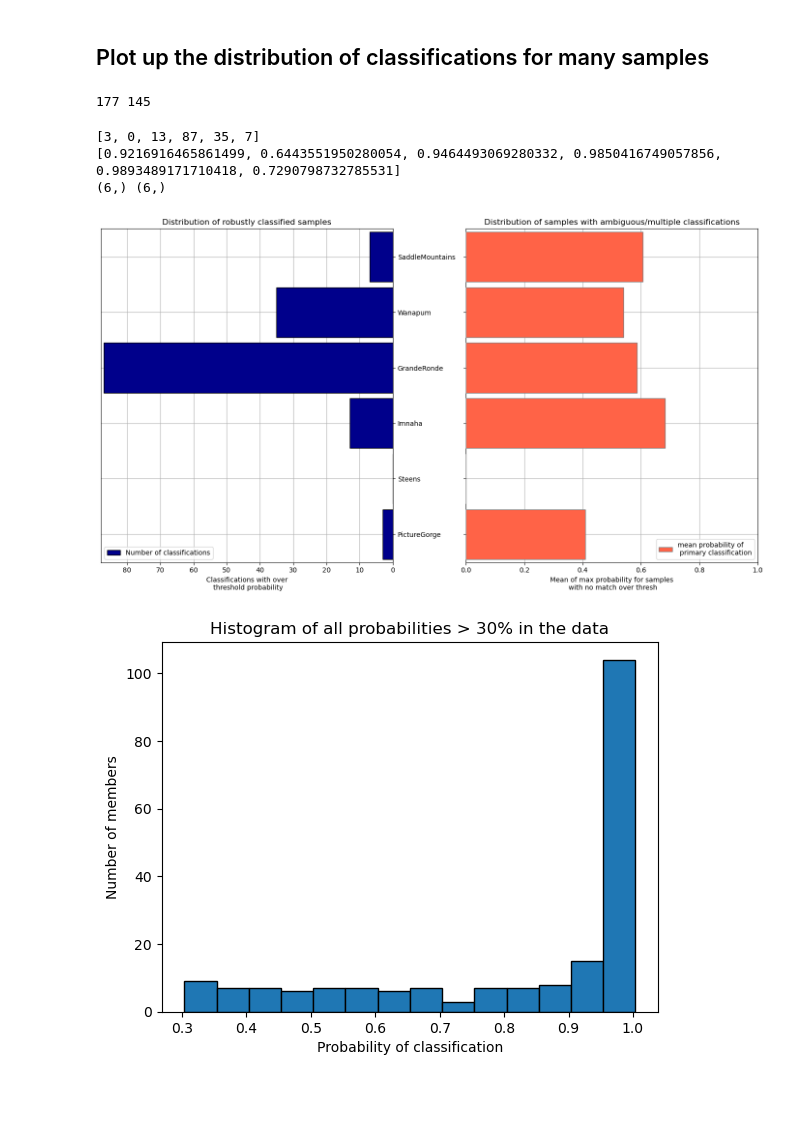
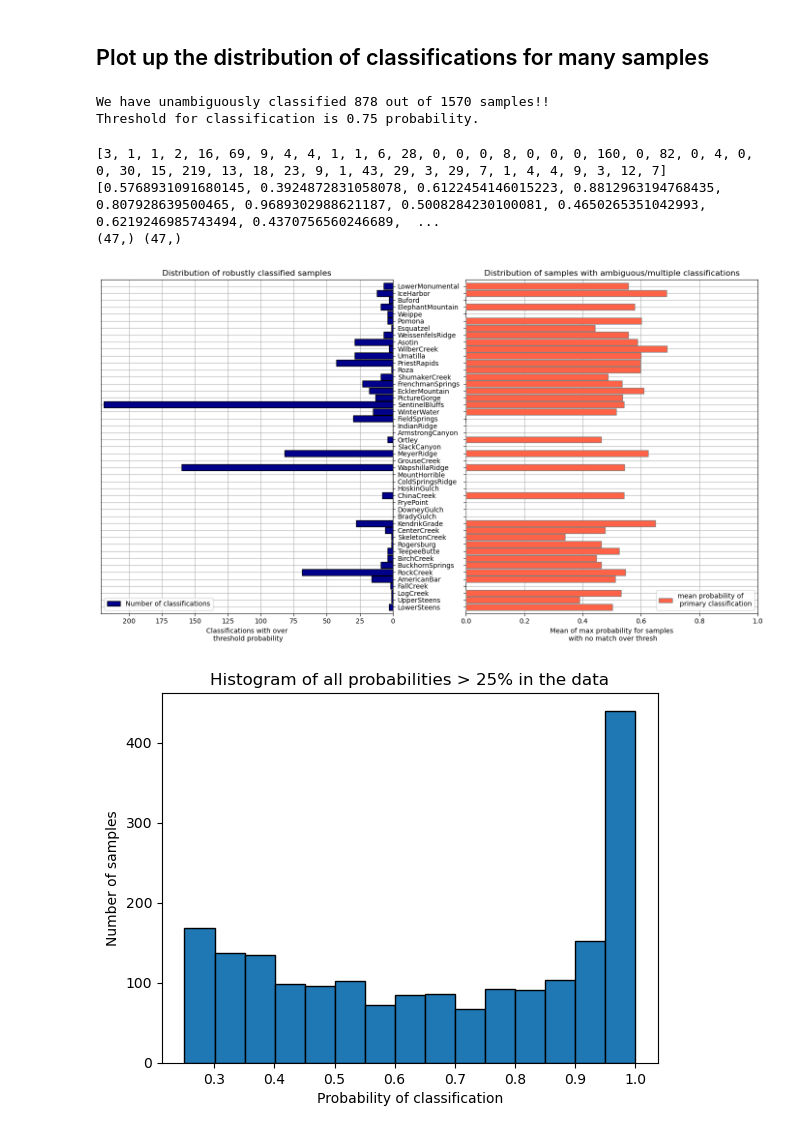
Before and after one commit to leifkarlstrom/CRB_ml_classifiers, a Jupyter notebook: notebooks/Hampton_CRB/Supervised_CRB_ClassifyData.ipynb, the cells around one changed output. Saved outputs shown, nothing was run; the diff lists cells and outputs as text; code cells hidden in the pictures; blank space fills up the shorter version.

```diff
--- a/notebooks/Hampton_CRB/Supervised_CRB_ClassifyData.ipynb
+++ b/notebooks/Hampton_CRB/Supervised_CRB_ClassifyData.ipynb
@@ -26,14 +26,14 @@ importlib.reload(geoplots)
 # %%
 
 ###Classify at formation level
-filename = 'CRB_Formation_trainedon_100pct_all_members.pkl'
-datalabelname = 'CRB_Formation_labels_all_members.pkl'
-classlabels = 'FormationLookupTable.pkl'
+# filename = 'CRB_Formation_trainedon_100pct_all_members.pkl'
+# datalabelname = 'CRB_Formation_labels_all_members.pkl'
+# classlabels = 'FormationLookupTable.pkl'
 
 ####Classify at member
-# filename = 'CRB_Member_trainedon_100pct_all_members.pkl'
-# datalabelname = 'CRB_Member_labels_all_members.pkl'
-# classlabels = 'MemberLookupTable.pkl'
+filename = 'CRB_Member_trainedon_100pct_all_members.pkl'
+datalabelname = 'CRB_Member_labels_all_members.pkl'
+classlabels = 'MemberLookupTable.pkl'
 
 featurelabels = 'TrainingDataFeatures.pkl'
 
@@ -73,8 +81,8 @@ Name: FormationID, Length: 4600, dtype: float64
 ## Load the data we want to classify here
 # %%
 #CRB database that we want to classify
-datafile = '/Users/leif/gitrepos/learngeochem/data/CRB/HamptonThesis_S1DikeGeochemicalData.csv'
-#datafile = '/Users/leif/gitrepos/learngeochem/data/CRB/CRB_undifferentiated_2024.csv'
+#datafile = '/Users/leif/gitrepos/learngeochem/data/CRB/HamptonThesis_S1DikeGeochemicalData.csv'
+datafile = '/Users/leif/gitrepos/learngeochem/data/CRB/CRB_undifferentiated_2024.csv'
 #datafile = '/Users/leif/gitrepos/learngeochem/data/CRB/HughesDataAll_2024.csv'
 
 mx_data_=pd.read_csv(datafile, header=0)
@@ -183,7 +191,7 @@ Do this in two stages - we want to look both at individual samples to see the sp
 df = probability
 
 #pick a sample to plot
-n=80
+n=8
 data = np.array(df.iloc[n,:].values)
 # %%
 #single panel plot for one sample
@@ -271,7 +279,7 @@ for i in range(0,df.shape[0]):
     maxprobb = np.amax(data) #most likely classification, above threshold
     idx = np.argmax(data) #where in the array this occurs
 
-    classthresh = 0.7 #threshold for match
+    classthresh = 0.75 #threshold for match
     nthresh = 0.01 #threshold probability to consider
 
     datasort = np.abs(np.sort(-data)) #sort from largest to smallest
@@ -306,9 +314,11 @@ for i in range(0,df.shape[0]):
     thirdlargest.append(thirdmax)
     thirdlargestclass.append(idx3)
 
-print(len(maxprob),len(matchedprob))
+print('We have unambiguously classified ' + str(len(matchedprob)) + ' out of ' + str(len(maxprob)) + ' samples!!')
+print('Threshold for classification is ' + str(classthresh) + ' probability.')
 # %% [output]
-177 145
+We have unambiguously classified 878 out of 1570 samples!!
+Threshold for classification is 0.75 probability.
 # %%
 #now bin these into distributions
 #histmax, bin_edgesmax = np.histogram(classmax,bins=len(GRBname))
@@ -388,9 +398,9 @@ print(histmax)
 print(firstmean)
 print(np.shape(histmax),np.shape(y))
 # %% [output]
-[3, 0, 13, 87, 35, 7]
-[0.9216916465861499, 0.6443551950280054, 0.9464493069280332, 0.9850416749057856, 0.9893489171710418, 0.7290798732785531]
-(6,) (6,)
+[3, 1, 1, 2, 16, 69, 9, 4, 4, 1, 1, 6, 28, 0, 0, 0, 8, 0, 0, 0, 160, 0, 82, 0, 4, 0, 0, 30, 15, 219, 13, 18, 23, 9, 1, 43, 29, 3, 29, 7, 1, 4, 4, 9, 3, 12, 7]
+[0.5768931091680145, 0.3924872831058078, 0.6122454146015223, 0.8812963194768435, 0.807928639500465, 0.9689302988621187, 0.5008284230100081, 0.4650265351042993, 0.6219246985743494, 0.4370756560246689,  ...
+(47,) (47,)
 # %%
 y = np.arange(np.array(histmax).size)
 
@@ -423,18 +433,18 @@ fig.subplots_adjust(wspace=0.25)
 #plt.show()
 #fig.savefig('Classification_Distribution.png')
 # %% [output]
-[figure, old version]
+[figure, new version]
 # %%
 # Plot histogram along the x-axis (first column)
 DD = df.values[df.values>1-classthresh]
 
 plt.hist(DD,bins = np.arange( min( DD )  , 1.01 , .05 ) , edgecolor="k" )
 plt.xlabel('Probability of classification')
-plt.ylabel('Number of members')
+plt.ylabel('Number of samples')
 plt.title("Histogram of all probabilities > 25% in the data")
 plt.show()
 # %% [output]
-[figure, old version]
+[figure, new version]
 # %%
 y = np.arange(np.array(firstmean).size)
 
```
Also changed, not shown: parts of 10 cells of this notebook, 6 other files.
